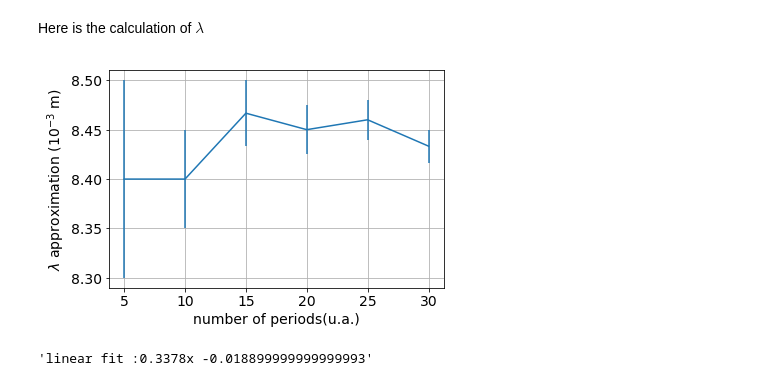
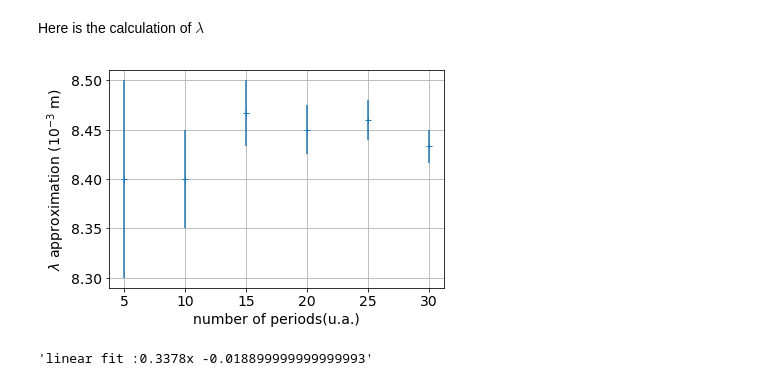
Before and after one commit to BastienGolomer/G7-Ultrasound, a Jupyter notebook: G7-Ultrasounds Data Visualisation.ipynb, the cells around one changed output. Cells and saved outputs as stored; diff of their text form; code cells hidden in the pictures.

```diff
--- a/G7-Ultrasounds Data Visualisation.ipynb
+++ b/G7-Ultrasounds Data Visualisation.ipynb
@@ -72,19 +72,20 @@ Here is the calculation of $\lambda$
 # %%
 pylab.rcParams.update({'font.size':14})
 
 lambda_approx = []
 error = []
 for i in range(0,6):
     distance[i]/= 10
     lambda_approx.append(distance[i]/numberperiod[i] * 1000)
     error.append(0.5/numberperiod[i])
 
 pylab.xlabel('number of periods(u.a.)')
 pylab.ylabel('$\lambda$ approximation ($10^{-3}$ m)')
-pylab.errorbar(numberperiod, lambda_approx,error)
+pylab.errorbar(numberperiod, lambda_approx,error,fmt='+')
+
 pylab.grid()
 # %% [output]
-[figure, old version]
+[figure, new version]
 # %%
 pylab.rcParams.update({'font.size':17})
 
```
